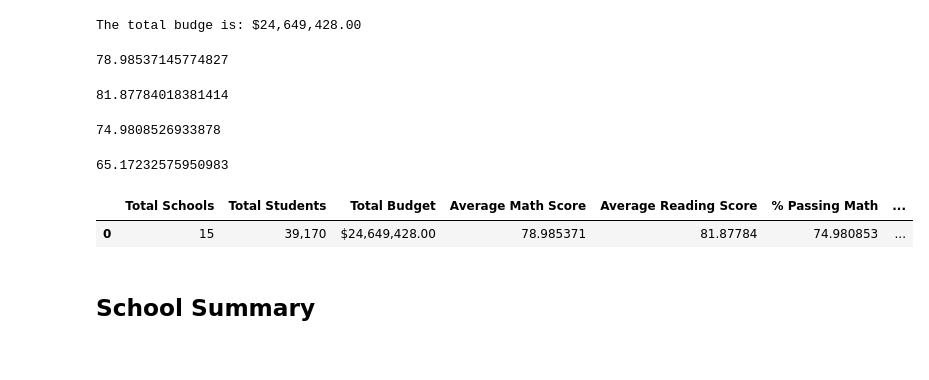
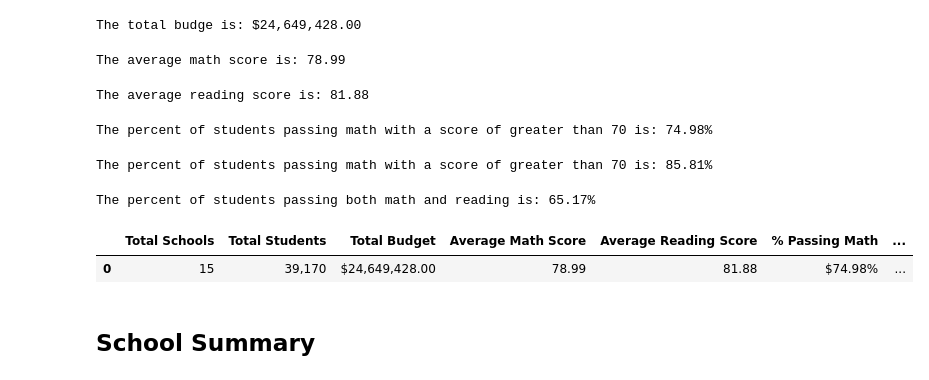
Before and after one commit to JeffPinegar/pandas-challenge, a Jupyter notebook: JSP PyCitySchools.ipynb, the cells around one changed output. Drawn from its saved outputs; the diff is of its cells as text; code cells hidden in the pictures.

```diff
--- a/JSP PyCitySchools.ipynb
+++ b/JSP PyCitySchools.ipynb
@@ -86,47 +86,70 @@ print(f'The total budge is: {str_total_budget}')
 The total budge is: $24,649,428.00
 # %%
 # Calculate the average (mean) math score
-average_math_score =
+average_math_score = school_data_complete['math_score'].mean()
+str_average_math_score = '{:,.2f}'.format(average_math_score)
+print(f'The average math score is: {str_average_math_score}')
 # %% [output]
-78.98537145774827
+The average math score is: 78.99
 # %%
 # Calculate the average (mean) reading score
-average_reading_score =
+average_reading_score = school_data_complete['reading_score'].mean()
+str_average_reading_score = '{:,.2f}'.format(average_reading_score)
+print(f'The average reading score is: {str_average_reading_score}')
 # %% [output]
-81.87784018381414
+The average reading score is: 81.88
 # %%
 # Use the following to calculate the percentage of students who passed math (math scores greather than or equal to 70)
 passing_math_count = school_data_complete[(school_data_complete["math_score"] >= 70)].count()["student_name"]
 passing_math_percentage = passing_math_count / float(student_count) * 100
-passing_math_percentage
+str_passing_math_percentage = '{:,.2f}%'.format(passing_math_percentage)
+print(f'The percent of students passing math with a score of greater than 70 is: {str_passing_math_percentage}')
 # %% [output]
-74.9808526933878
+The percent of students passing math with a score of greater than 70 is: 74.98%
 # %%
 # Calculate the percentage of students who passeed reading (hint: look at how the math percentage was calculated)
-passing_reading_count =
-passing_reading_percentage =
+passing_reading_count = school_data_complete[(school_data_complete["reading_score"] >= 70)].count()["student_name"]
+passing_reading_percentage = passing_reading_count / float(student_count) * 100
+str_passing_reading_percentage = '{:,.2f}%'.format(passing_reading_percentage)
+print(f'The percent of students passing math with a score of greater than 70 is: {str_passing_reading_percentage}')
+# %% [output]
+The percent of students passing math with a score of greater than 70 is: 85.81%
 # %%
 # Use the following to calculate the percentage of students that passed math and reading
 passing_math_reading_count = school_data_complete[
     (school_data_complete["math_score"] >= 70) & (school_data_complete["reading_score"] >= 70)
 ].count()["student_name"]
 overall_passing_rate = passing_math_reading_count /  float(student_count) * 100
-overall_passing_rate
+str_overall_passing_rate = '{:,.2f}%'.format(overall_passing_rate)
+print(f'The percent of students passing both math and reading is: {str_overall_passing_rate}')
 # %% [output]
-65.17232575950983
+The percent of students passing both math and reading is: 65.17%
 # %%
 # Create a high-level snapshot of the district's key metrics in a DataFrame
-district_summary =
+district_summary = pd.DataFrame({
+            'Total Schools':school_count,
+            'Total Students':student_count,
+            'Total Budget': total_budget,
+            'Average Math Score': average_math_score,
+            'Average Reading Score': [average_reading_score],
+            '% Passing Math':passing_math_percentage,
+            '% Passing Reading': passing_reading_percentage,
+            '% Overall Passing': overall_passing_rate})
 
 # Formatting
 district_summary["Total Students"] = district_summary["Total Students"].map("{:,}".format)
 district_summary["Total Budget"] = district_summary["Total Budget"].map("${:,.2f}".format)
+district_summary["Average Math Score"] = district_summary["Average Math Score"].map("{:,.2f}".format)
+district_summary["Average Reading Score"] = district_summary["Average Reading Score"].map("{:,.2f}".format)
+district_summary["% Passing Math"] = district_summary["% Passing Math"].map("${:,.2f}%".format)
+district_summary["% Passing Reading"] = district_summary["% Passing Reading"].map("{:,.2f}%".format)
+district_summary["% Overall Passing"] = district_summary["% Overall Passing"].map("{:,.2f}%".format)
 
 # Display the DataFrame
 district_summary
 # %% [output]
 |  | Total Schools | Total Students | Total Budget | Average Math Score | Average Reading Score | % Passing Math | ... |
-| 0 | 15 | 39,170 | $24,649,428.00 | 78.985371 | 81.87784 | 74.980853 | ... |
+| 0 | 15 | 39,170 | $24,649,428.00 | 78.99 | 81.88 | $74.98% | ... |
 # %% [markdown]
 ## School Summary
 # %%
```
Also changed, not shown: parts of 12 cells of this notebook.
